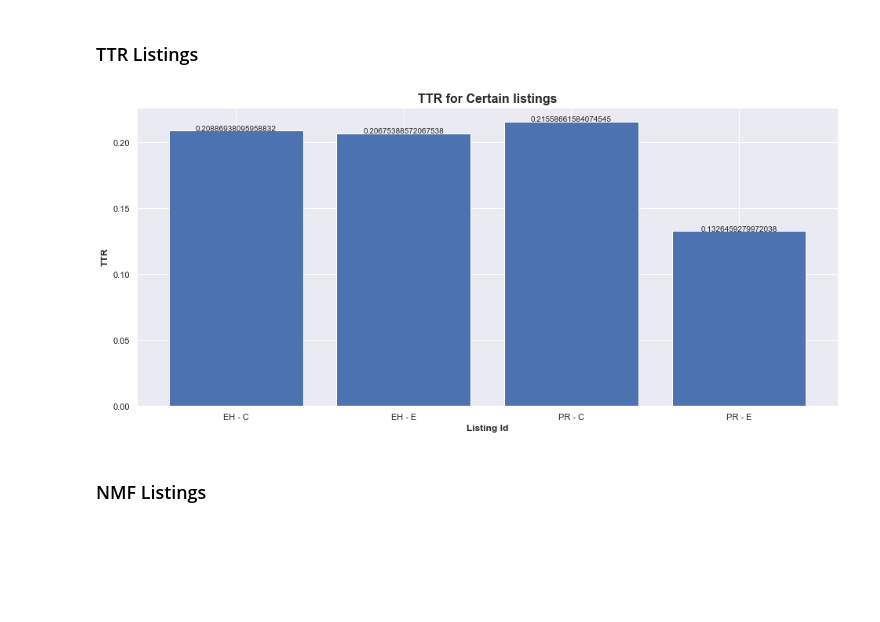
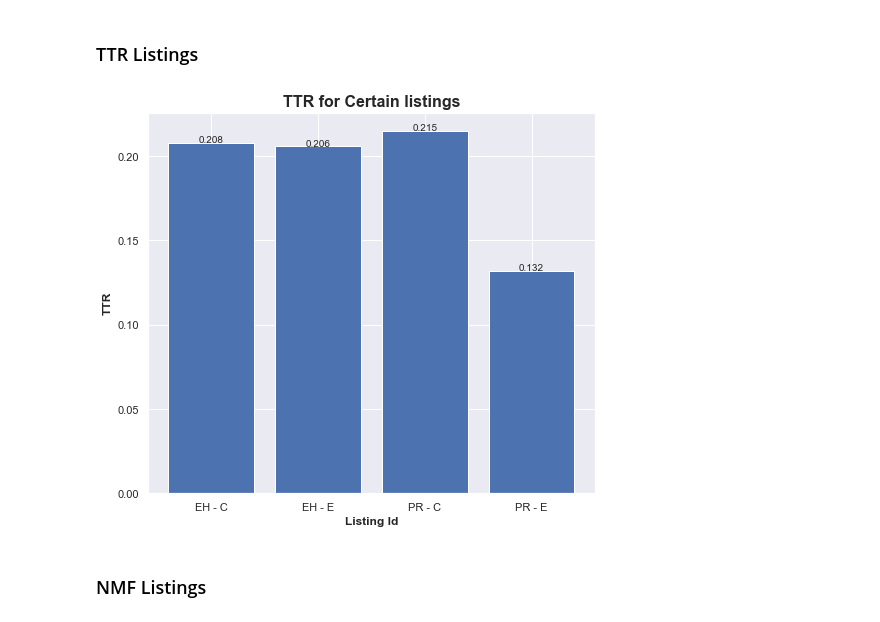
Before and after one commit to fazaanhassan/fypnlpair, a Jupyter notebook: main.ipynb, the cells around one changed output. Saved outputs shown, nothing was run; the diff lists cells and outputs as text; code cells hidden in the pictures; blank space fills up the shorter version.

```diff
--- a/main.ipynb
+++ b/main.ipynb
@@ -380,7 +402,7 @@ ids = ["EH - C", "EH - E", "PR - C", "PR - E"]
 #   EntireHome 139revs - £350/day,
 #   PrivateRoom 122revs - £29/day,
 #   PrivateRoom 187revs - £75/day ]
-
+listing_ttr = [ 0.208, 0.206, 0.215, 0.132]
 def calculate_ttr(coupled_sorted):
 
     ttr_values = []
@@ -393,36 +415,44 @@ def calculate_ttr(coupled_sorted):
 #         print("Word count: ",lex.words)
 
         lex_terms = lex.terms
 #         print("Unique terms: ",lex_terms)
         unique_terms.append(lex_terms)
 
         lex_ttr = lex.ttr
 #         print("TTR: ",lex_ttr)
         ttr_values.append(lex_ttr)
 
-    plt.figure(figsize=(16,7))
+    plt.figure(figsize=(8,7))
     plt.bar(ids, ttr_values)
     plt.xlabel('Listing Id', fontsize=12, fontweight="bold")
     plt.ylabel('TTR', fontsize=12, fontweight="bold")
     plt.title('TTR for Certain listings', fontsize = 16, fontweight="bold")
     for a,b in zip(ids, ttr_values):
         plt.text(a, b, str(b), horizontalalignment='center')
     plt.show()
 
 def get_comments_id(id_place):
     return [(date, review, listing_id) for date, review, listing_id in zip(list(reviews_file_main['date']),\
                                                                            list(reviews_file_main['comments']), list(reviews_file_main['listing_id'])) if listing_id == id_place]
 
 all_ids = [ get_comments_id(id_place) for id_place in room_ids]
 
 def create_corpus_ttr(all_id_places):
 
     coupled_sorted = [sorted(id_place, reverse = False, key = lambda x: x[0]) for id_place in all_id_places]
     calculate_ttr(coupled_sorted)
 
-create_corpus_ttr(all_ids)
+# create_corpus_ttr(all_ids)
+plt.figure(figsize=(8,7))
+plt.bar(ids, listing_ttr)
+plt.xlabel('Listing Id', fontsize=12, fontweight="bold")
+plt.ylabel('TTR', fontsize=12, fontweight="bold")
+plt.title('TTR for Certain listings', fontsize = 16, fontweight="bold")
+for a,b in zip(ids, listing_ttr):
+    plt.text(a, b, str(b), horizontalalignment='center')
+plt.show()
 # %% [output]
-[figure, old version]
+[figure, new version]
 # %% [markdown]
 <h3> NMF Listings </h3>
 # %%
```
Also changed, not shown: parts of 3 cells of this notebook, 1 other file.
